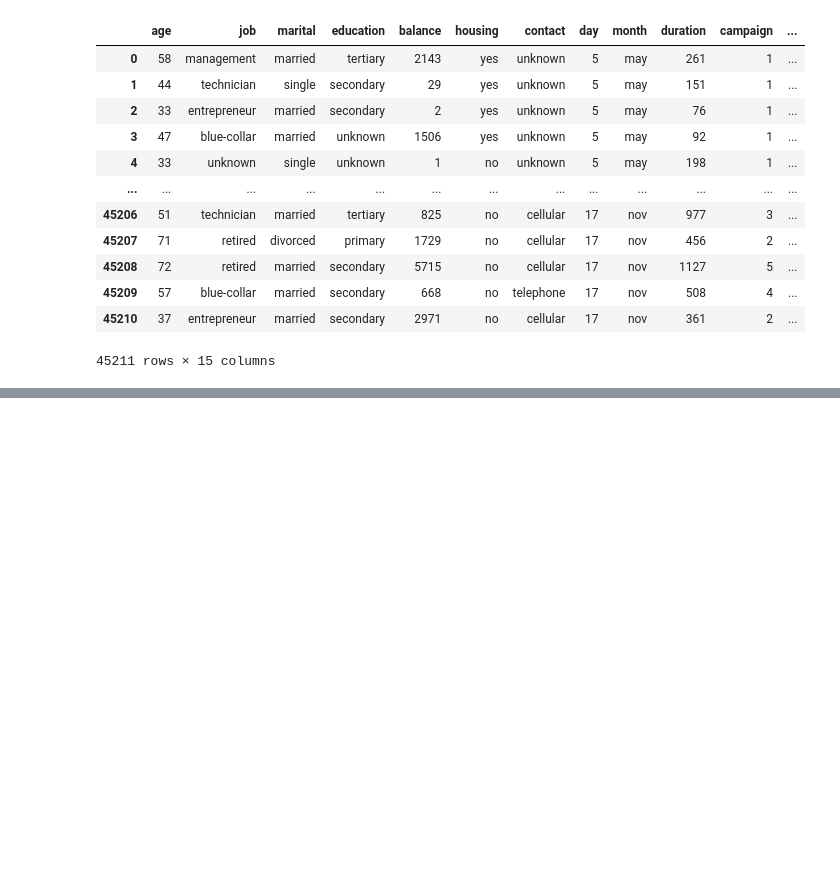
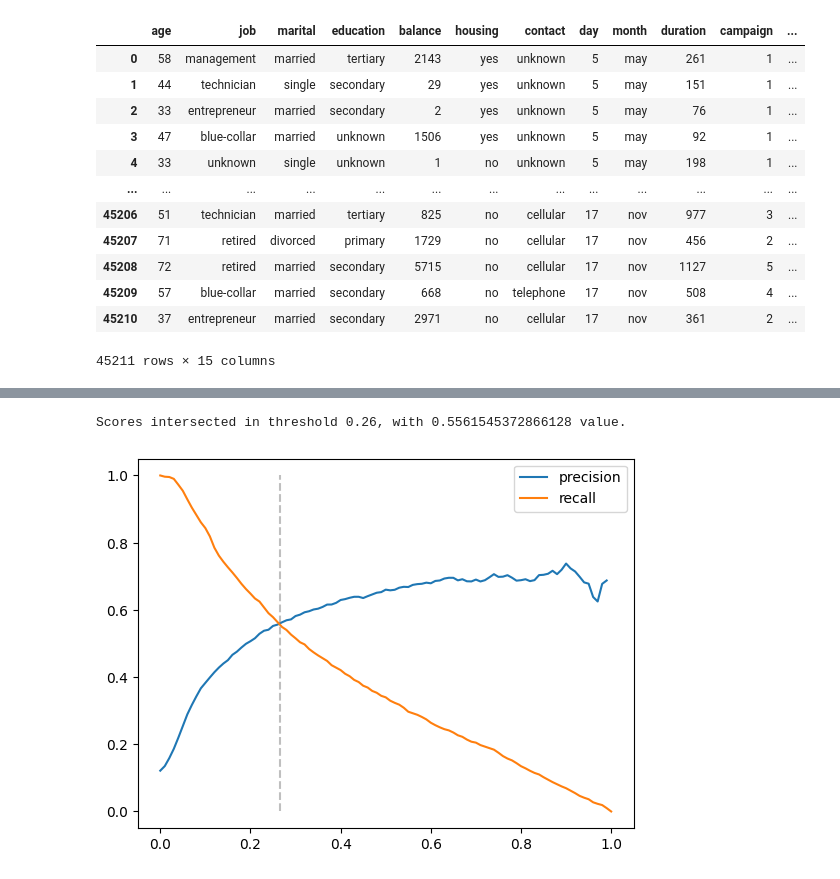
Before and after one commit to Matheus-Chaves/ml-zoomcamp-homeworks, a Jupyter notebook: main.ipynb, the cells around one changed output, grey strips where cells are left out. Saved outputs shown, nothing was run; the diff lists cells and outputs as text; code cells hidden in the pictures; blank space fills up the shorter version.

```diff
--- a/main.ipynb
+++ b/main.ipynb
@@ -469,0 +151,3 @@ Best value of C: 0.1, with 0.901 of accuracy.
+# %%
+df['y'] = df['y'].map({'yes': 1, 'no': 0})
+df
@@ -469,0 +325,28 @@ Best value of C: 0.1, with 0.901 of accuracy.
+# %%
+def confusion_matrix_dataframe(y_val, y_pred):
+    scores = []
+
+    thresholds = np.arange(0, 1.01, 0.01)
+
+    for t in thresholds:
+        actual_positive = (y_val == 1)
+        actual_negative = (y_val == 0)
+
+        predict_positive = (y_pred >= t)
+        predict_negative = (y_pred < t)
+
+        tp = (predict_positive & actual_positive).sum()
+        tn = (predict_negative & actual_negative).sum()
+
+        fp = (predict_positive & actual_negative).sum()
+        fn = (predict_negative & actual_positive).sum()
+
+        scores.append((t, tp, fp, fn, tn))
+
+    columns = ['threshold', 'tp', 'fp', 'fn', 'tn']
+    df_scores = pd.DataFrame(scores, columns=columns)
+
+    return df_scores
+# %%
+df_scores = confusion_matrix_dataframe(y_val, y_val_pred)
+df_scores
@@ -469,0 +367,4 @@ Best value of C: 0.1, with 0.901 of accuracy.
+# %%
+df_scores['p'] = df_scores.tp / (df_scores.tp + df_scores.fp)
+df_scores['r'] = df_scores.tp / (df_scores.tp + df_scores.fn)
+df_scores
@@ -469,0 +385,18 @@ Best value of C: 0.1, with 0.901 of accuracy.
+# %%
+for i, threshold in enumerate(df_scores['threshold']):
+    if(round(df_scores['p'][i], 2) == round(df_scores['r'][i], 2)):
+        print(f'Scores intersected in threshold {threshold}, with {df_scores['p'][i]} value.')
+# %% [output]
+Scores intersected in threshold 0.26, with 0.5561545372866128 value.
+# %%
+import matplotlib.pyplot as plt
+
+plt.plot(df_scores.threshold, df_scores.p, label='precision')
+plt.plot(df_scores.threshold, df_scores.r, label='recall')
+
+plt.vlines(0.265, 0, 1, color='grey', linestyle='--', alpha=0.5)
+
+plt.legend()
+plt.show()
+# %% [output]
+[figure, added]
```
Also changed, not shown: parts of 53 cells of this notebook.
